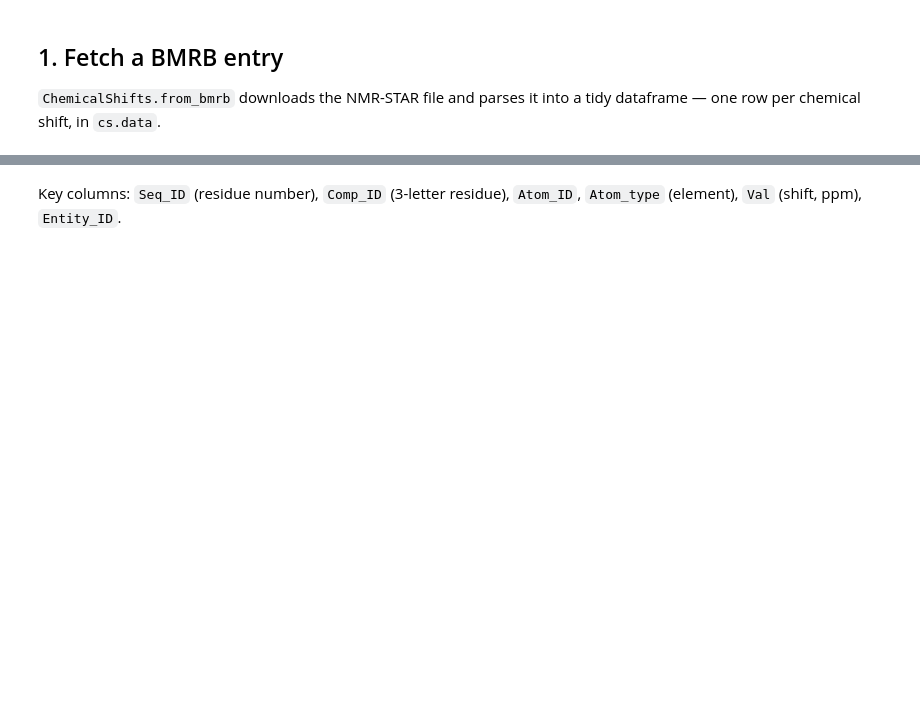
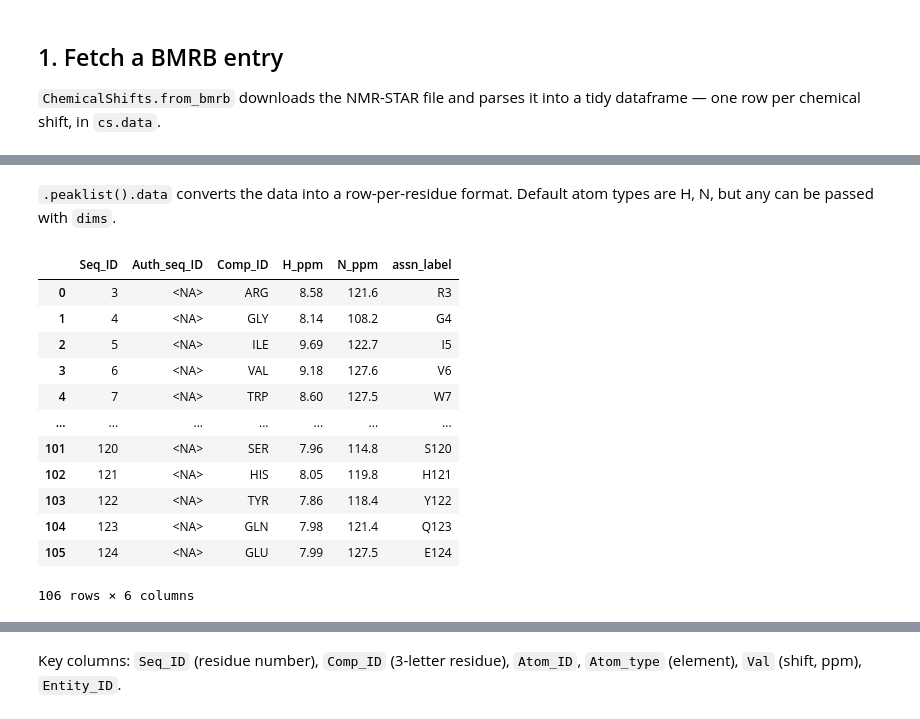
Before and after one commit to WaymentSteeleLab/makeshift, a Jupyter notebook: demos/quick_start.ipynb, the cells around one changed output, grey strips where cells are left out. Saved outputs shown, nothing was run; the diff lists cells and outputs as text; code cells hidden in the pictures; blank space fills up the shorter version.

```diff
--- a/demos/quick_start.ipynb
+++ b/demos/quick_start.ipynb
@@ -23,0 +26,18 @@ cs.data.head()
+# %% [markdown]
+`.peaklist().data` converts the data into a row-per-residue format. Default atom types are H, N, but any can be passed with `dims`.
+# %%
+cs.peaklist().data
+# %% [output]
+|  | Seq_ID | Auth_seq_ID | Comp_ID | H_ppm | N_ppm | assn_label |
+| 0 | 3 | <NA> | ARG | 8.58 | 121.6 | R3 |
+| 1 | 4 | <NA> | GLY | 8.14 | 108.2 | G4 |
+| 2 | 5 | <NA> | ILE | 9.69 | 122.7 | I5 |
+| 3 | 6 | <NA> | VAL | 9.18 | 127.6 | V6 |
+| 4 | 7 | <NA> | TRP | 8.60 | 127.5 | W7 |
+| ... | ... | ... | ... | ... | ... | ... |
+| 101 | 120 | <NA> | SER | 7.96 | 114.8 | S120 |
+| 102 | 121 | <NA> | HIS | 8.05 | 119.8 | H121 |
+| 103 | 122 | <NA> | TYR | 7.86 | 118.4 | Y122 |
+| 104 | 123 | <NA> | GLN | 7.98 | 121.4 | Q123 |
+| 105 | 124 | <NA> | GLU | 7.99 | 127.5 | E124 |
+106 rows × 6 columns
```
Also changed, not shown: parts of 11 cells of this notebook, 5 other files.
